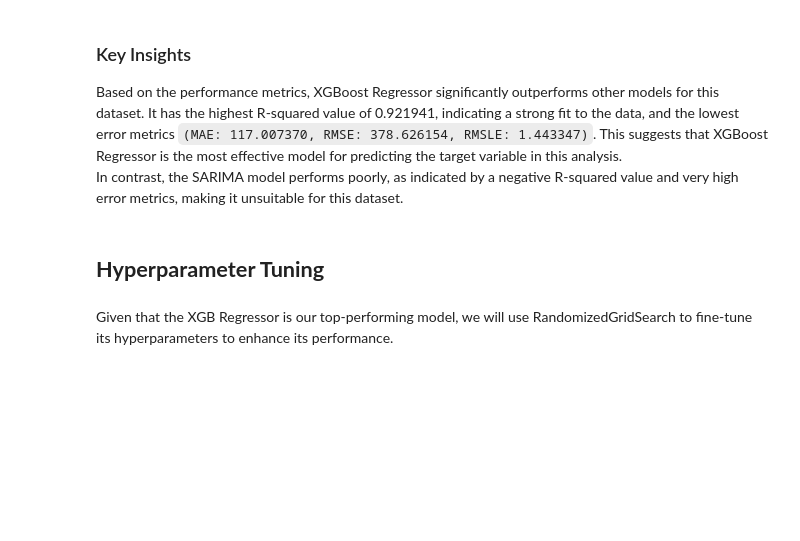
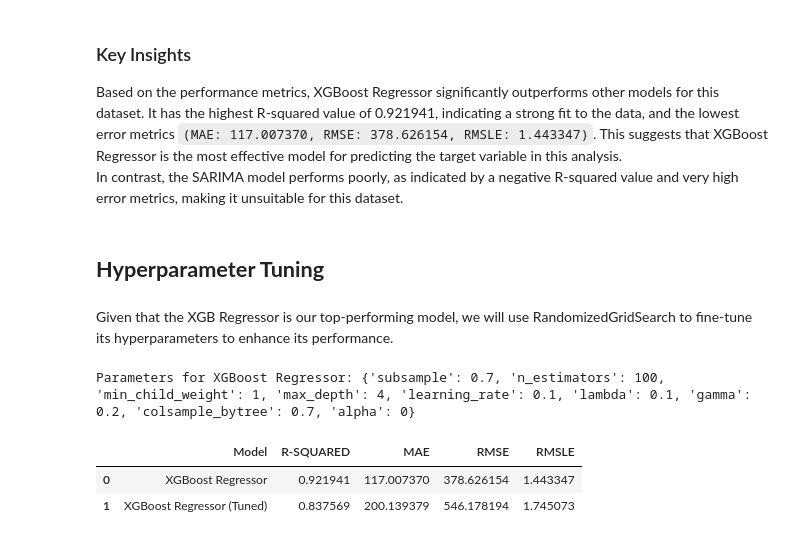
Before and after one commit to edadso/TS-Forecasting, a Jupyter notebook: notebooks/project_code.ipynb, the cells around one changed output. Saved outputs shown, nothing was run; the diff lists cells and outputs as text; code cells hidden in the pictures; blank space fills up the shorter version.

Commit message:
Perform model evaluation and Hyperparameter tuning

```diff
--- a/notebooks/project_code.ipynb
+++ b/notebooks/project_code.ipynb
@@ -1822,30 +1823,29 @@ Based on the performance metrics, XGBoost Regressor significantly outperforms ot
 # %% [markdown]
 Given that the XGB Regressor is our top-performing model, we will use RandomizedGridSearch to fine-tune its hyperparameters to enhance its performance.
 # %%
-# # Define parameter grid
-# xgb_param_grid = {"n_estimators": [100, 200, 300],
-#                   "learning_rate": [0.01, 0.05, 0.1],
-#                   "max_depth": [3, 4, 5],
-#                   "min_child_weight": [1, 3, 5],
-#                   "subsample": [0.5, 0.7, 0.9],
-#                   "colsample_bytree": [0.3, 0.5, 0.7],
-#                   "gamma": [0, 0.1, 0.2],
-#                   "alpha": [0, 0.1, 0.2],
-#                   "lambda": [0, 0.1, 0.2]}
+# Define parameter grid
+xgb_param_grid = {"n_estimators": [100, 200, 300],
+                  "learning_rate": [0.01, 0.05, 0.1],
+                  "max_depth": [3, 4, 5],
+                  "subsample": [0.5, 0.7, 0.9],
+                  "gamma": [0, 0.1, 0.2],
+                  "alpha": [0, 0.1, 0.2]}
 
-# # Initialize RandomizedSearchCV
-# xgb_random_search = RandomizedSearchCV(xgb_model,
-#                                        param_distributions = xgb_param_grid,
-#                                        cv = 5,
-#                                        random_state = 42,
-#                                        n_jobs = -1)
+# Initialize RandomizedSearchCV
+xgb_random_search = RandomizedSearchCV(xgb_model,
+                                       param_distributions = xgb_param_grid,
+                                       cv = 5,
+                                       random_state = 42,
+                                       n_jobs = -1)
 
-# # Fit the model to the training data
-# xgb_random_search.fit(X_train_transformed, y_train)
+# Fit the model to the training data
+xgb_random_search.fit(X_train_transformed, y_train)
 
-# # Get best parameters
-# best_params = xgb_random_search.best_params_
+# Get best parameters
+best_params = xgb_random_search.best_params_
 
-# # Print best parameters
-# print(f"Parameters for XGBoost Regressor: {best_params}")
+# Print best parameters
+best_params
+# %% [output]
+Parameters for XGBoost Regressor: {'subsample': 0.7, 'n_estimators': 100, 'min_child_weight': 1, 'max_depth': 4, 'learning_rate': 0.1, 'lambda': 0.1, 'gamma': 0.2, 'colsample_bytree': 0.7, 'alpha': 0}
 # %%
@@ -1878,0 +1876,11 @@ Given that the XGB Regressor is our top-performing model, we will use Randomized
+# %%
+# Filter the original evaluation metrics to only include the "XGBoost Regressor"
+untuned_evaluation_metrics = evalution_metrics[evalution_metrics["Model"] == "XGBoost Regressor"][["Model", "R-SQUARED", "MAE", "RMSE", "RMSLE"]]
+
+# Compare evaluation matrices of tuned and untuned xgb regressor
+compare_evaluation_metrics = pd.concat([untuned_evaluation_metrics, tuned_evaluation_metrics], join = "outer", axis = 0, ignore_index = True)
+compare_evaluation_metrics
+# %% [output]
+|  | Model | R-SQUARED | MAE | RMSE | RMSLE |
+| 0 | XGBoost Regressor | 0.921941 | 117.007370 | 378.626154 | 1.443347 |
+| 1 | XGBoost Regressor (Tuned) | 0.837569 | 200.139379 | 546.178194 | 1.745073 |
```
Also changed, not shown: parts of 4 cells of this notebook.
